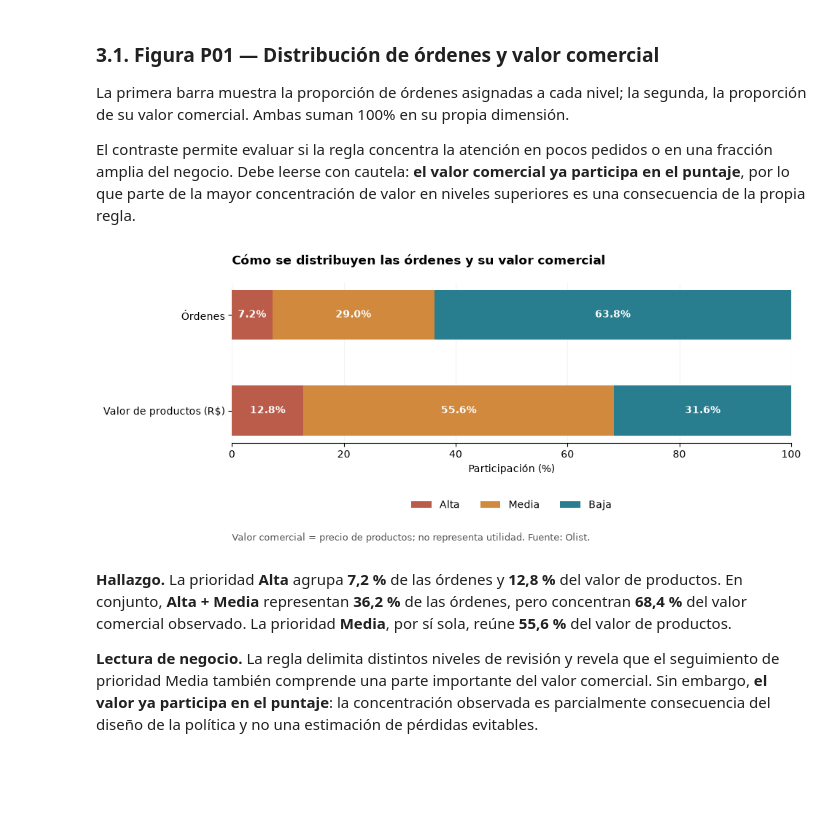
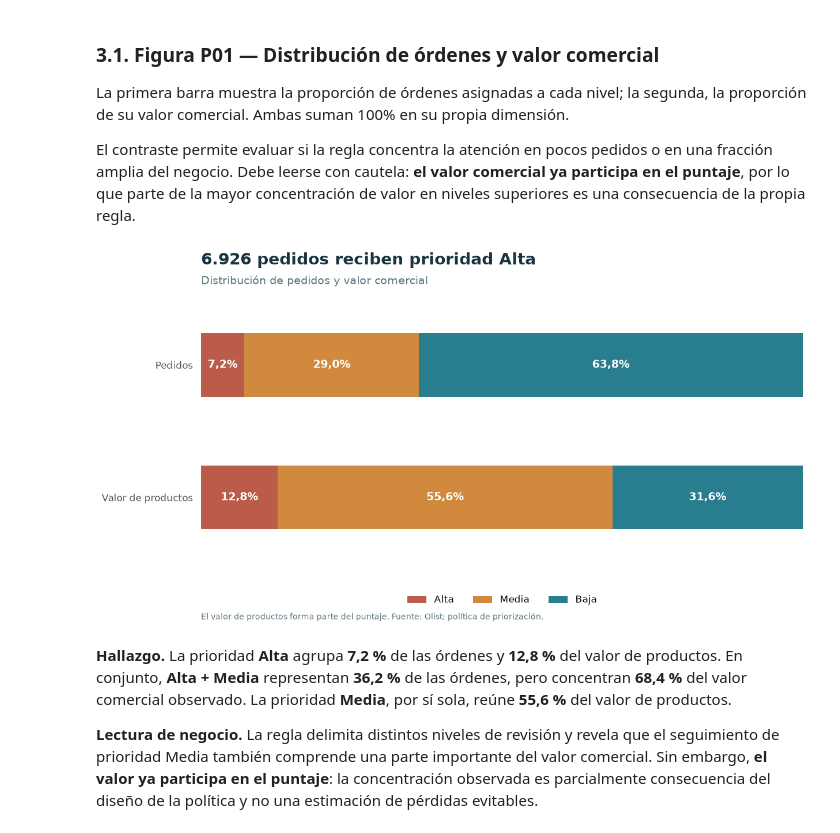
Before and after one commit to santiago-1710/Caso-Integrador-Final, a Jupyter notebook: notebooks/Priorizacion_Operativa_Python.ipynb, the cells around one changed output. Cells and saved outputs as stored; diff of their text form; code cells hidden in the pictures; blank space fills up the shorter version.

Commit message:
edit P01 graph

```diff
--- a/notebooks/Priorizacion_Operativa_Python.ipynb
+++ b/notebooks/Priorizacion_Operativa_Python.ipynb
@@ -420,40 +420,51 @@ La primera barra muestra la proporción de órdenes asignadas a cada nivel; la s
 
 El contraste permite evaluar si la regla concentra la atención en pocos pedidos o en una fracción amplia del negocio. Debe leerse con cautela: **el valor comercial ya participa en el puntaje**, por lo que parte de la mayor concentración de valor en niveles superiores es una consecuencia de la propia regla.
 # %%
-fig, ax = plt.subplots(figsize=(10.5, 4.4))
-filas = ["Órdenes", "Valor de productos (R$)"]
+fig, ax = plt.subplots(figsize=(12.5, 6.8))
+filas = ["Pedidos", "Valor de productos"]
 y = np.arange(len(filas))
 izquierda = np.zeros(2)
 
 for prioridad in ORDEN_PRIORIDAD:
     fila = resumen_prioridades.set_index("prioridad").loc[prioridad]
     porcentajes = np.array([fila["pct_ordenes"], fila["pct_valor"]]) * 100
     ax.barh(y, porcentajes, left=izquierda, color=COLORES[prioridad],
-            height=0.52, label=prioridad)
+            height=0.48, label=prioridad)
     for posicion, porcentaje, inicio in zip(y, porcentajes, izquierda):
-        if porcentaje >= 5:
-            ax.text(inicio + porcentaje / 2, posicion, f"{porcentaje:.1f}%",
-                    ha="center", va="center", color="white", fontweight="bold")
+        ax.text(inicio + porcentaje / 2, posicion,
+                f"{porcentaje:.1f}%".replace(".", ","),
+                ha="center", va="center", color="white", fontsize=14, fontweight="bold")
     izquierda += porcentajes
+
+n_alta = int(resumen_prioridades.set_index("prioridad").loc["Alta", "ordenes"])
+titulo = f"{n_alta:,}".replace(",", ".")
 
 ax.set_yticks(y, filas)
 ax.invert_yaxis()
 ax.set_xlim(0, 100)
-ax.set_xlabel("Participación (%)")
-ax.set_title("Cómo se distribuyen las órdenes y su valor comercial",
-             fontweight="bold", loc="left", pad=18)
-ax.legend(ncol=3, frameon=False,
-          loc="upper center", bbox_to_anchor=(0.5, -0.30))
-ax.spines[["top", "right", "left"]].set_visible(False)
-ax.grid(axis="x", alpha=0.15)
-ax.set_axisbelow(True)
-fig.subplots_adjust(left=0.25, right=0.98, top=0.84, bottom=0.34)
-fig.text(0.25, 0.035, "Valor comercial = precio de productos; no representa utilidad. Fuente: Olist.",
-         fontsize=9, color="#555555")
-fig.savefig(RUTA_SALIDA / "P01_distribucion_prioridades.png", dpi=190, bbox_inches="tight")
+ax.set_xticks([])
+ax.tick_params(axis="y", length=0, pad=10, labelsize=12, colors="#555555")
+ax.spines[["top", "right", "left", "bottom"]].set_visible(False)
+ax.grid(False)
+
+fig.text(0.14, 0.95, f"{titulo} pedidos reciben prioridad Alta",
+         fontsize=20, fontweight="bold", color="#183440")
+fig.text(0.14, 0.90, "Distribución de pedidos y valor comercial",
+         fontsize=14, color="#5B7580")
+
+ax.legend(ncol=3, frameon=False, loc="upper center",
+          bbox_to_anchor=(0.5, -0.22), fontsize=12)
+
+fig.subplots_adjust(left=0.14, right=0.975, top=0.80, bottom=0.25)
+fig.text(0.14, 0.045,
+         "El valor de productos forma parte del puntaje. Fuente: Olist; política de priorización.",
+         fontsize=10, color="#5B7580")
+
+fig.savefig(RUTA_SALIDA / "P01_distribucion_prioridades.png",
+            dpi=190, bbox_inches="tight", facecolor="white")
 plt.show()
 # %% [output]
-[figure, old version]
+[figure, new version]
 # %% [markdown]
 **Hallazgo.** La prioridad **Alta** agrupa **7,2 %** de las órdenes y **12,8 %** del valor de productos. En conjunto, **Alta + Media** representan **36,2 %** de las órdenes, pero concentran **68,4 %** del valor comercial observado. La prioridad **Media**, por sí sola, reúne **55,6 %** del valor de productos.
 
```
